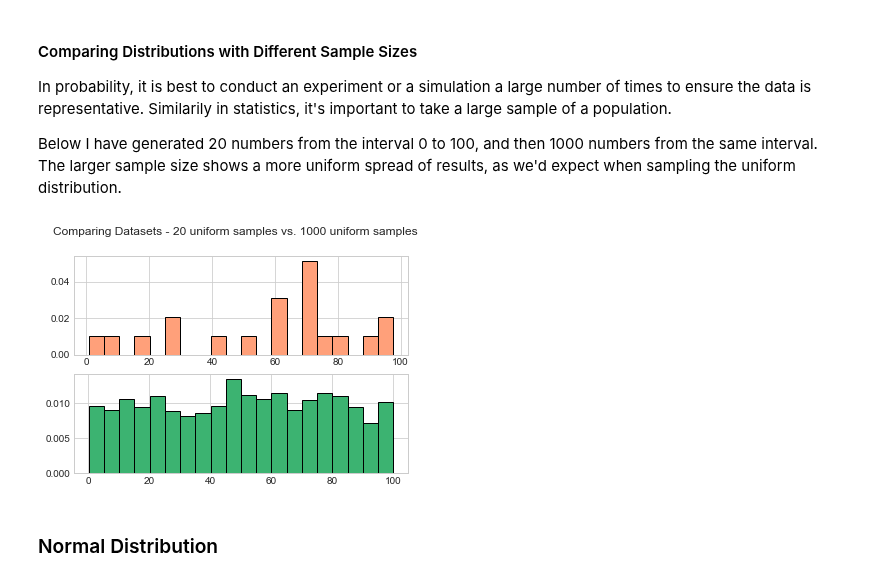
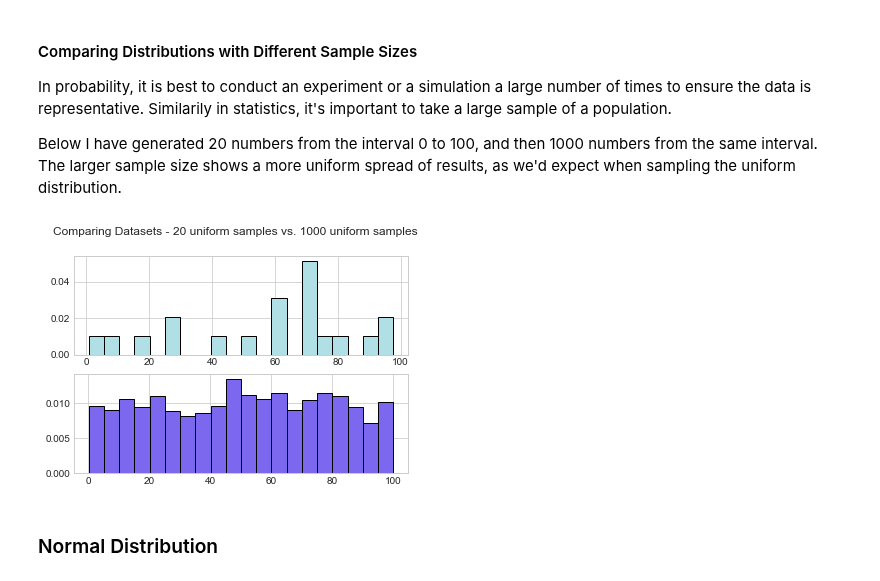
Before and after one commit to MarionMcG/numpy.random, a Jupyter notebook: numpy-random.ipynb, the cells around one changed output. Saved outputs shown, nothing was run; the diff lists cells and outputs as text; code cells hidden in the pictures.

```diff
--- a/numpy-random.ipynb
+++ b/numpy-random.ipynb
@@ -380,16 +380,16 @@ uni_sample2=(np.random.uniform(0, 100, size= 1000))
 # %%
 fig = plt.figure()
 fig.suptitle('Comparing Datasets - 20 uniform samples vs. 1000 uniform samples')
 
 ax1 = plt.subplot(2,1,1)
-ax1.hist(uni_sample, bins = 20, density = True, edgecolor = 'k', color = 'lightsalmon')
+ax1.hist(uni_sample, bins = 20, density = True, edgecolor = 'k', color = 'powderblue')
 
 ax2 = plt.subplot(2, 1, 2)
-ax2.hist(uni_sample2, bins = 20, density = True, edgecolor = 'k', color='mediumseagreen')
+ax2.hist(uni_sample2, bins = 20, density = True, edgecolor = 'k', color='mediumslateblue')
 
 plt.show()
 # %% [output]
-[figure, old version]
+[figure, new version]
 # %% [markdown]
 ### Normal Distribution
 # %% [markdown]
```
Also changed, not shown: parts of 8 cells of this notebook.
